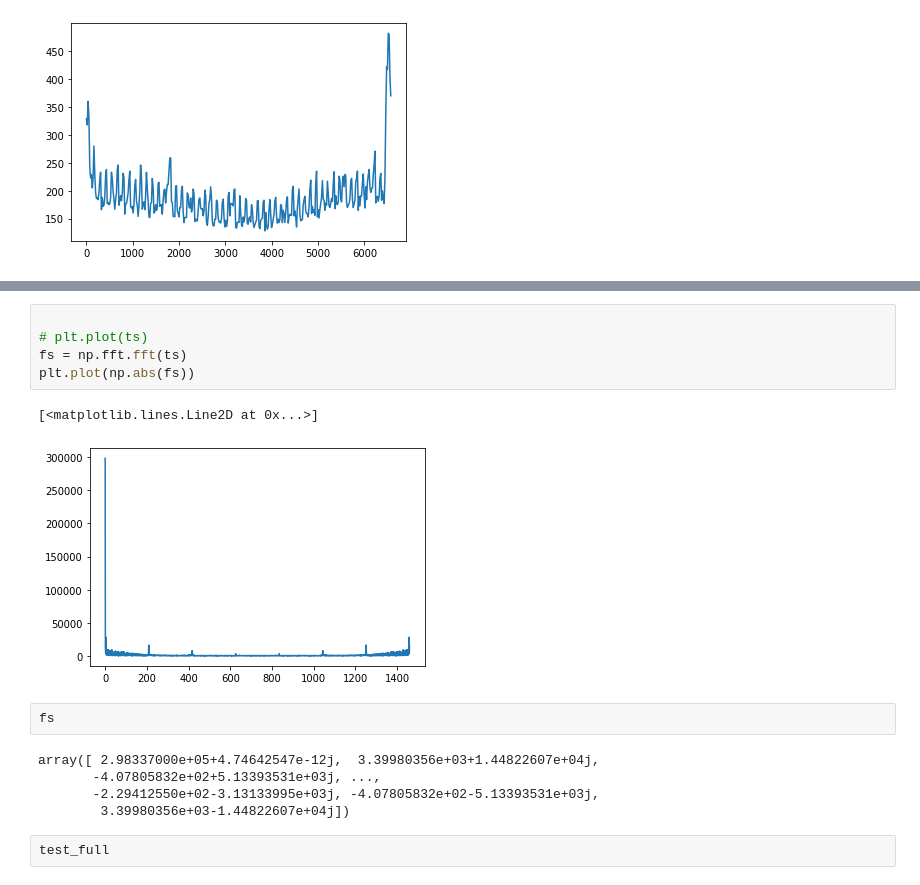
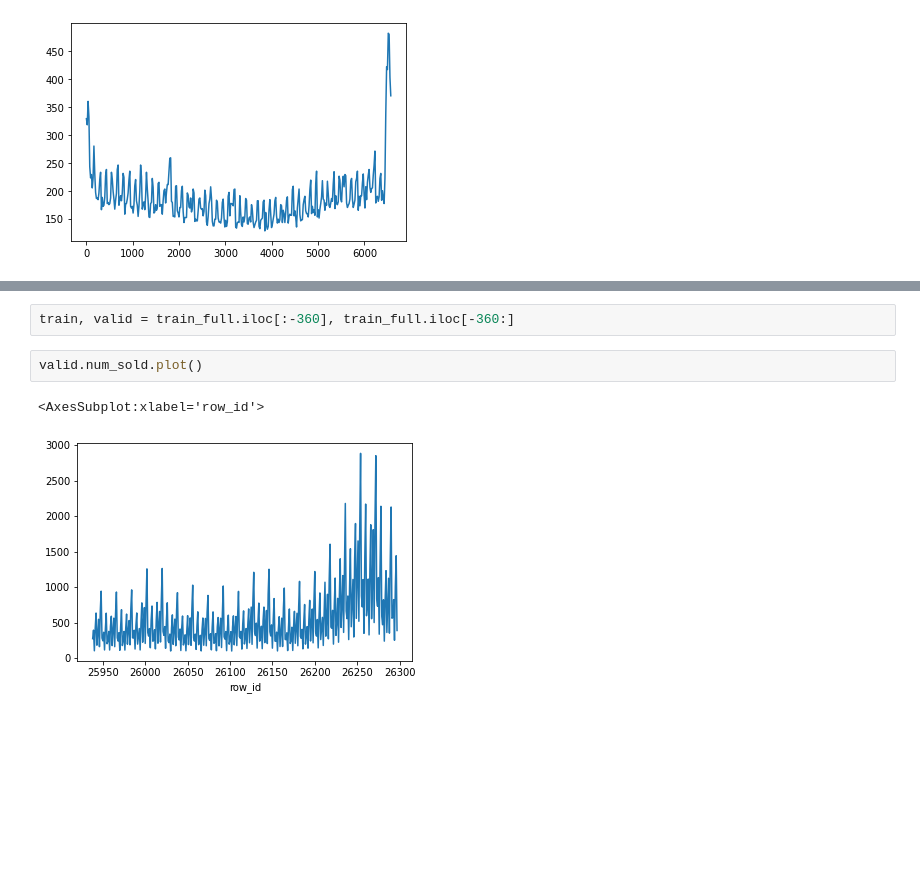
Before and after one commit to tornikeo/kaggle, a Jupyter notebook: tps-2022-eda-v2.ipynb, the cells around one changed output, grey strips where cells are left out. Saved outputs shown, nothing was run; the diff lists cells and outputs as text; blank space fills up the shorter version.

```diff
--- a/tps-2022-eda-v2.ipynb
+++ b/tps-2022-eda-v2.ipynb
@@ -201,17 +185,7 @@ Name: num_sold, Length: 1461, dtype: int64
-# %%
-
-# plt.plot(ts)
-fs = np.fft.fft(ts)
-plt.plot(np.abs(fs))
-# %% [output]
-[<matplotlib.lines.Line2D at 0x...>]
-[figure, removed]
-# %%
-fs
-# %% [output]
-array([ 2.98337000e+05+4.74642547e-12j,  3.39980356e+03+1.44822607e+04j,
-       -4.07805832e+02+5.13393531e+03j, ...,
-       -2.29412550e+02-3.13133995e+03j, -4.07805832e+02-5.13393531e+03j,
-        3.39980356e+03-1.44822607e+04j])
-# %%
-test_full
+# %%
+train, valid = train_full.iloc[:-360], train_full.iloc[-360:]
+# %%
+valid.num_sold.plot()
+# %% [output]
+<AxesSubplot:xlabel='row_id'>
+[figure, added]
```
Also changed, not shown: parts of 1 cell of this notebook.
